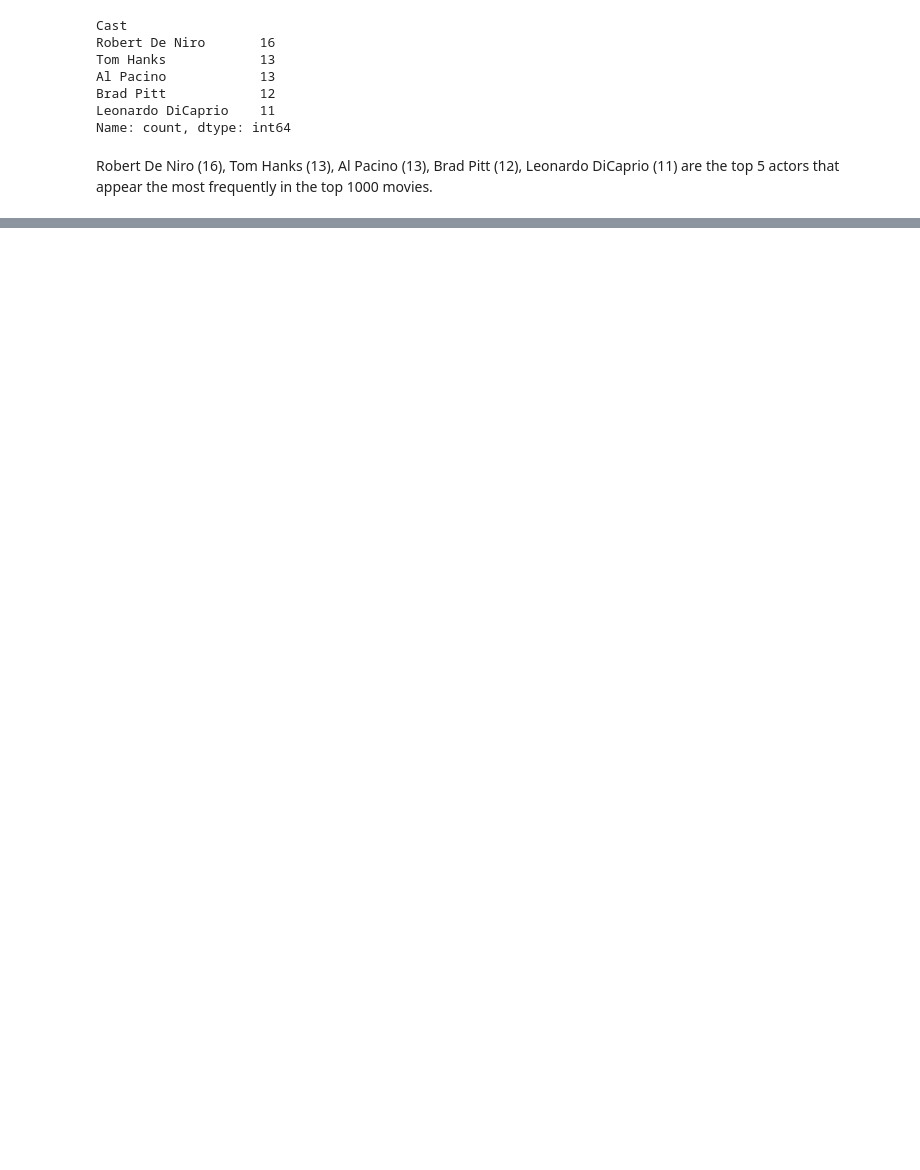
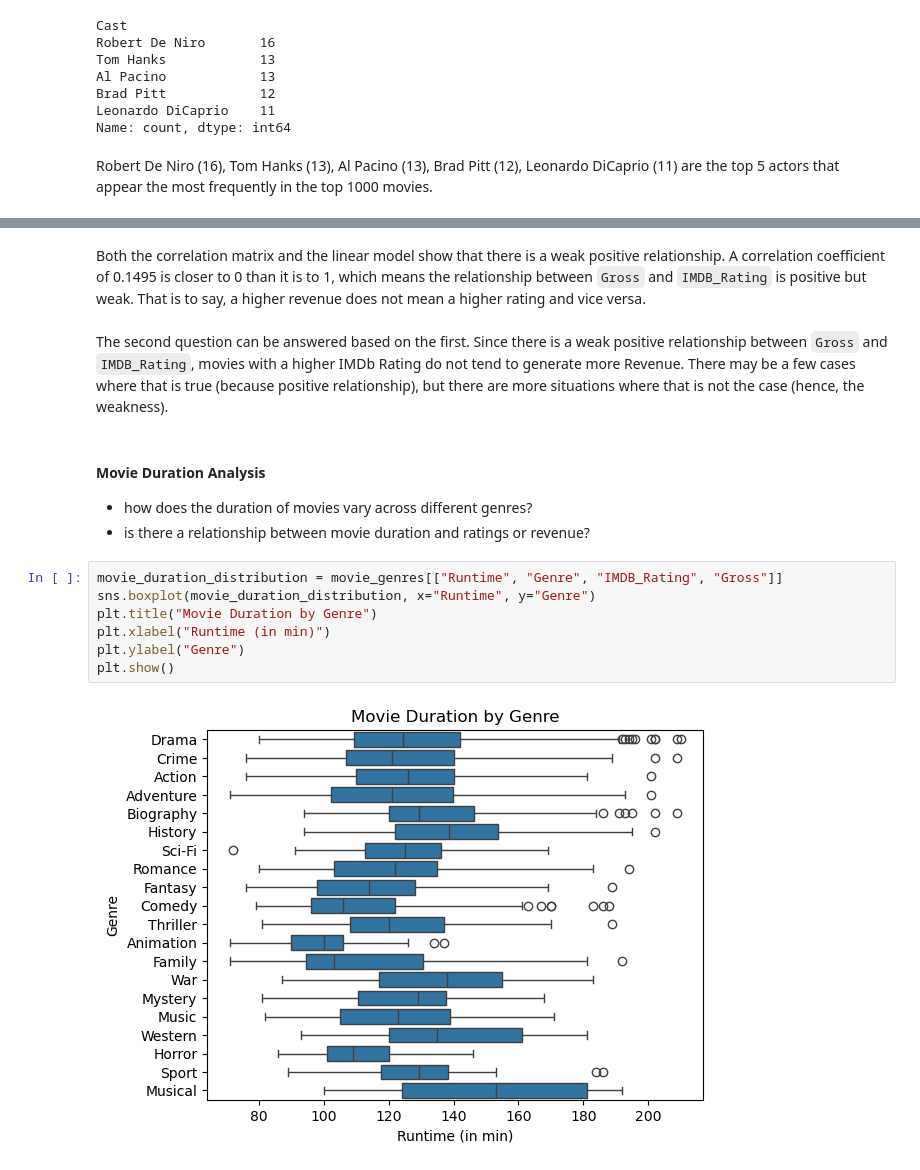
Before and after one commit to okashashuda/data-analysis-movies, a Jupyter notebook: movies-analysis.ipynb, the cells around one changed output, grey strips where cells are left out. Drawn from its saved outputs; the diff is of its cells as text; blank space fills up the shorter version.

```diff
--- a/movies-analysis.ipynb
+++ b/movies-analysis.ipynb
@@ -373,0 +405,17 @@ Robert De Niro (16), Tom Hanks (13), Al Pacino (13), Brad Pitt (12), Leonardo Di
+# %% [markdown]
+Both the correlation matrix and the linear model show that there is a weak positive relationship. A correlation coefficient of 0.1495 is closer to 0 than it is to 1, which means the relationship between `Gross` and `IMDB_Rating` is positive but weak. That is to say, a higher revenue does not mean a higher rating and vice versa.
+# %% [markdown]
+The second question can be answered based on the first. Since there is a weak positive relationship between `Gross` and `IMDB_Rating`, movies with a higher IMDb Rating do not tend to generate more Revenue. There may be a few cases where that is true (because positive relationship), but there are more situations where that is not the case (hence, the weakness).
+# %% [markdown]
+#### **Movie Duration Analysis**
+- how does the duration of movies vary across different genres?
+- is there a relationship between movie duration and ratings or revenue?
+# %%
+movie_duration_distribution = movie_genres[["Runtime", "Genre", "IMDB_Rating", "Gross"]]
+sns.boxplot(movie_duration_distribution, x="Runtime", y="Genre")
+plt.title("Movie Duration by Genre")
+plt.xlabel("Runtime (in min)")
+plt.ylabel("Genre")
+plt.show()
+# %% [output]
+[figure, added]
```
Also changed, not shown: parts of 9 cells of this notebook.
